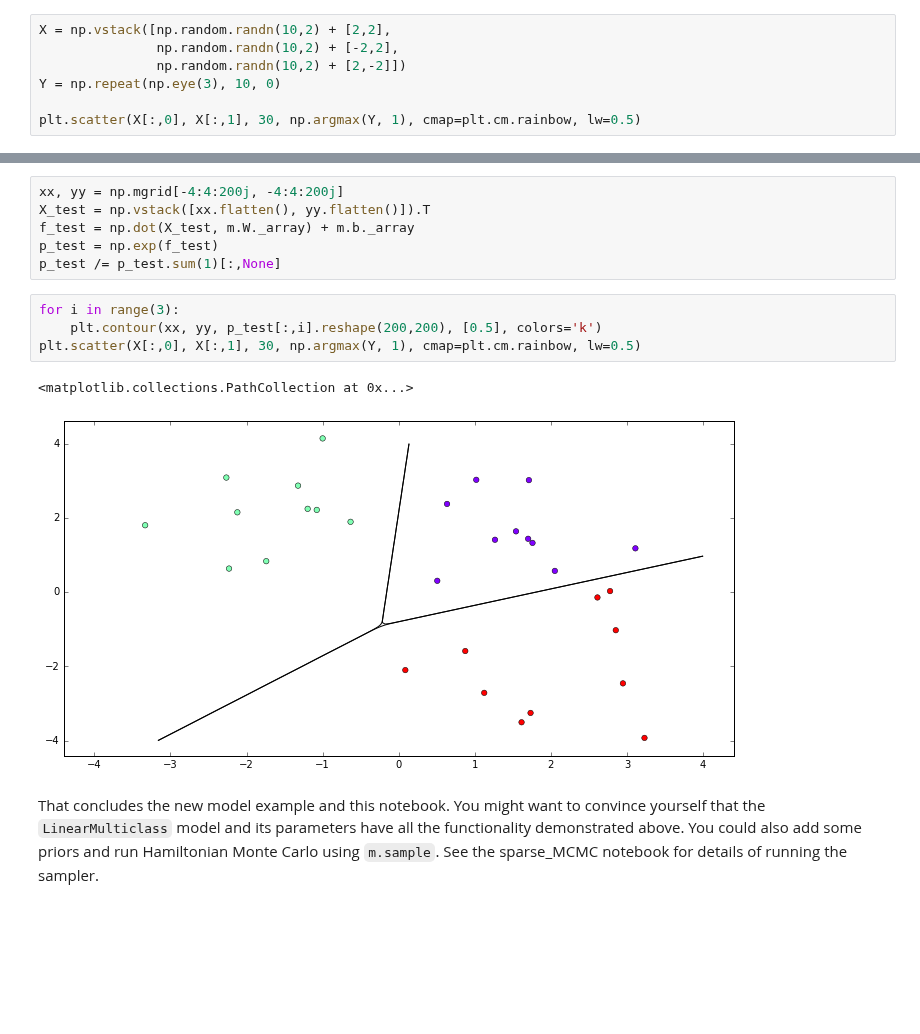
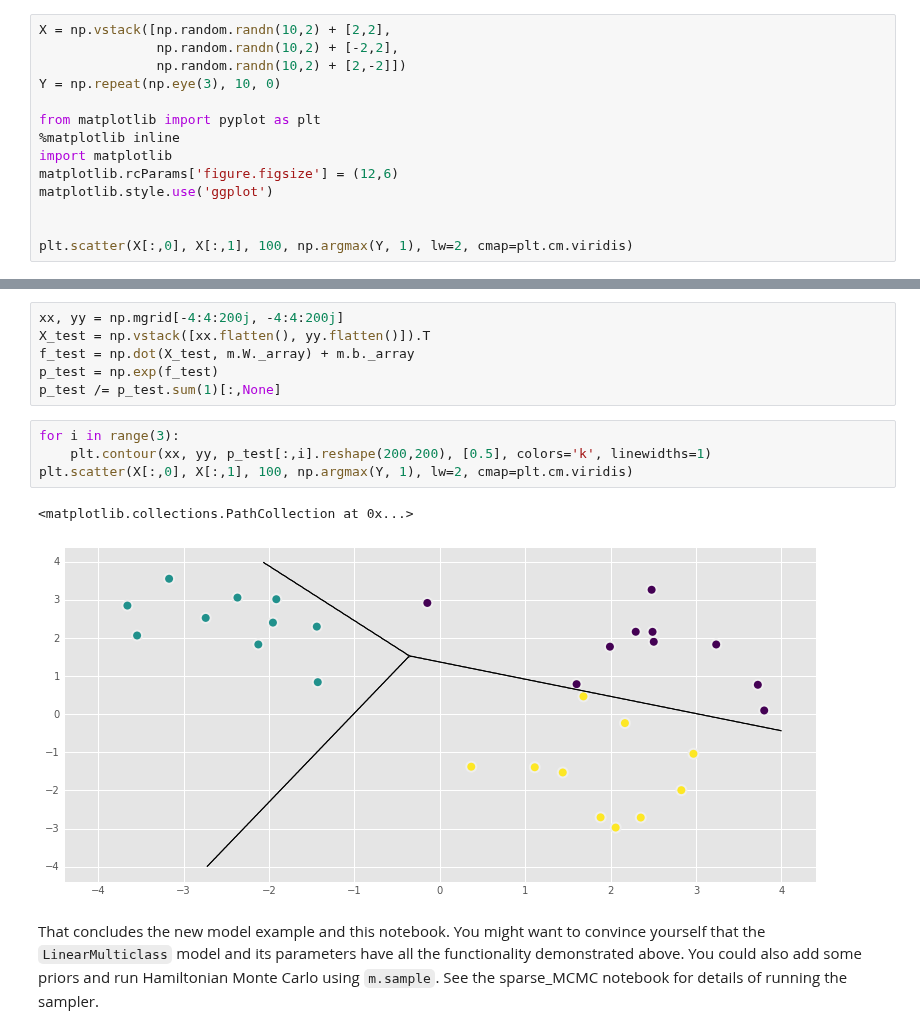
Before and after one commit to GPflow/GPflow, a Jupyter notebook: notebooks/models.ipynb, the cells around one changed output, grey strips where cells are left out. Saved outputs shown, nothing was run; the diff lists cells and outputs as text; blank space fills up the shorter version.

```diff
--- a/notebooks/models.ipynb
+++ b/notebooks/models.ipynb
@@ -165,6 +168,13 @@ X = np.vstack([np.random.randn(10,2) + [2,2],
                np.random.randn(10,2) + [2,-2]])
 Y = np.repeat(np.eye(3), 10, 0)
 
-plt.scatter(X[:,0], X[:,1], 30, np.argmax(Y, 1), cmap=plt.cm.rainbow, lw=0.5)
+from matplotlib import pyplot as plt
+%matplotlib inline
+import matplotlib
+matplotlib.rcParams['figure.figsize'] = (12,6)
+matplotlib.style.use('ggplot')
+
+
+plt.scatter(X[:,0], X[:,1], 100, np.argmax(Y, 1), lw=2, cmap=plt.cm.viridis)
 # %% [output]
 <matplotlib.collections.PathCollection at 0x...>
@@ -194,10 +204,10 @@ p_test = np.exp(f_test)
 p_test /= p_test.sum(1)[:,None]
 # %%
 for i in range(3):
-    plt.contour(xx, yy, p_test[:,i].reshape(200,200), [0.5], colors='k')
-plt.scatter(X[:,0], X[:,1], 30, np.argmax(Y, 1), cmap=plt.cm.rainbow, lw=0.5)
+    plt.contour(xx, yy, p_test[:,i].reshape(200,200), [0.5], colors='k', linewidths=1)
+plt.scatter(X[:,0], X[:,1], 100, np.argmax(Y, 1), lw=2, cmap=plt.cm.viridis)
 # %% [output]
 <matplotlib.collections.PathCollection at 0x...>
-[figure, old version]
+[figure, new version]
 # %% [markdown]
 That concludes the new model example and this notebook. You might want to convince yourself that the `LinearMulticlass` model and its parameters have all the functionality demonstrated above. You could also add some priors and run Hamiltonian Monte Carlo using `m.sample`. See the sparse_MCMC notebook for details of running the sampler.
```
Also changed, not shown: parts of 7 cells of this notebook.
